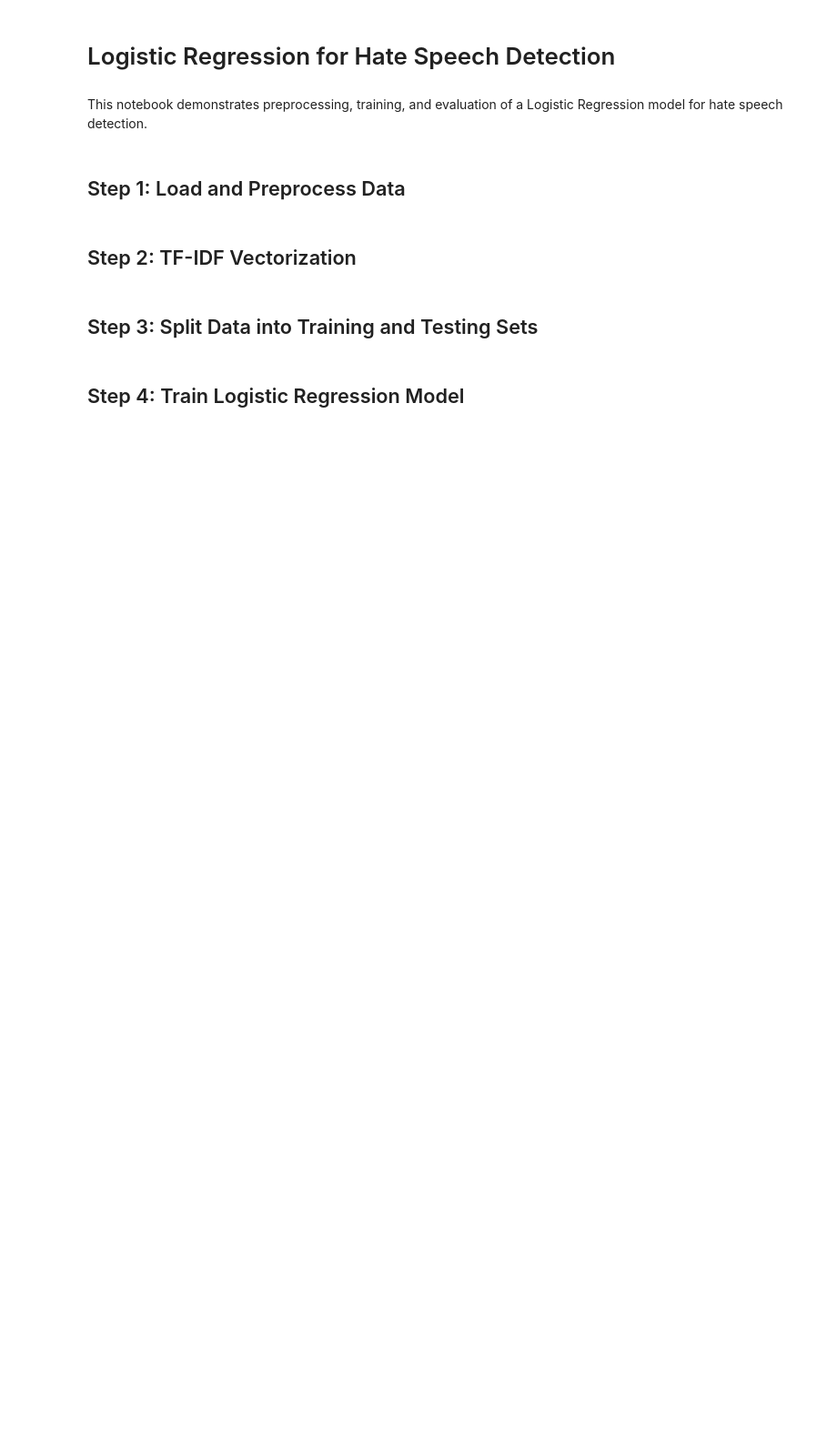
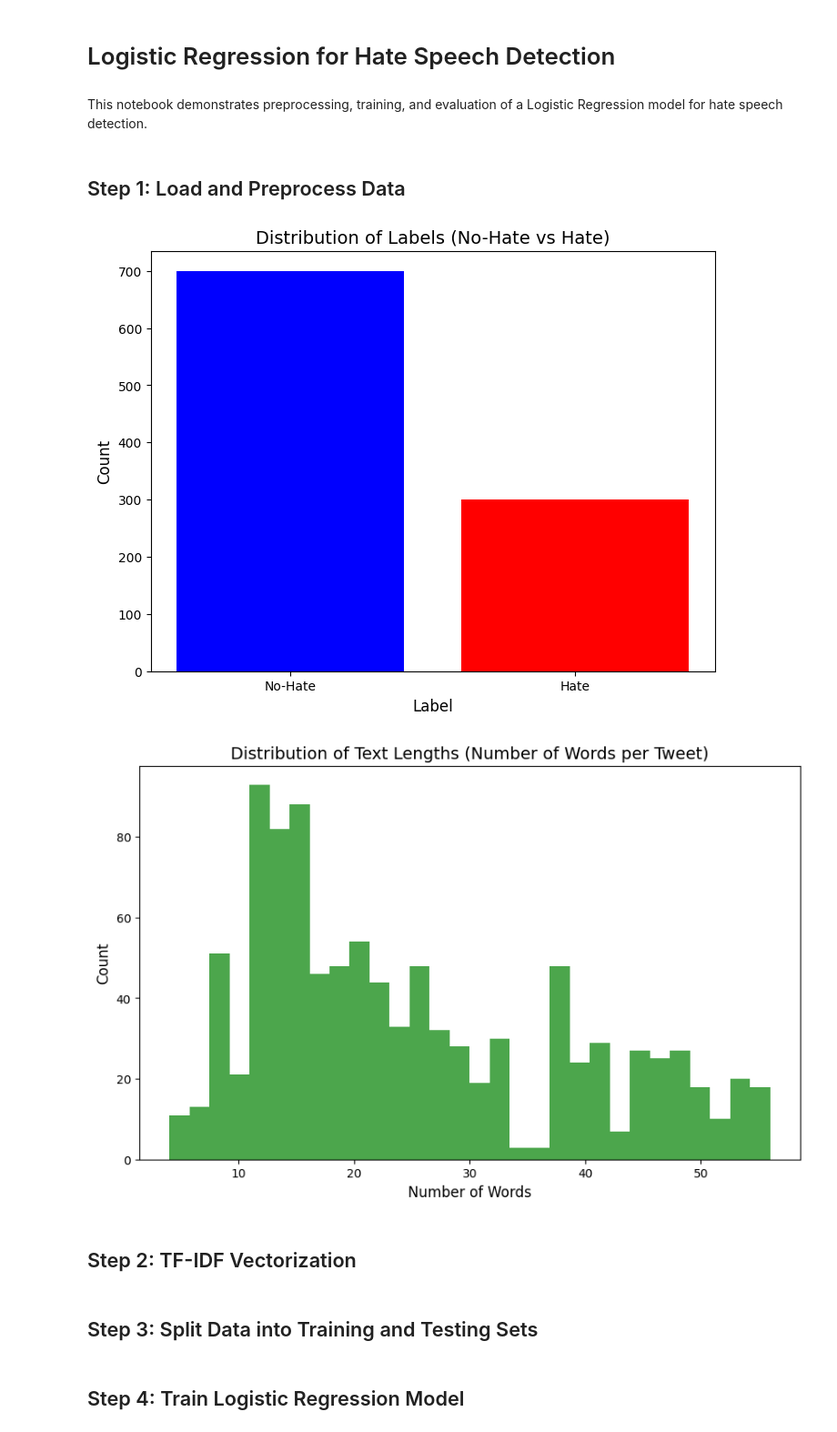
Before and after one commit to dimasdaffa/hateDetection-ETH, a Jupyter notebook: LogisticRegHateDetection.ipynb, the cells around one changed output. Shown at 91% size. Cells and saved outputs as stored; diff of their text form; code cells hidden in the pictures; blank space fills up the shorter version.

```diff
--- a/LogisticRegHateDetection.ipynb
+++ b/LogisticRegHateDetection.ipynb
@@ -33,6 +33,34 @@ data['cleaned_text'] = data['text'].apply(preprocess_text)
 
 # Map labels to binary values ('no-hate' -> 0, 'hate' -> 1)
 data['label'] = data['label'].map({'no-hate': 0, 'hate': 1})
+# %%
+# Visualize the distribution of cleaned text and labels
+
+# Distribution of labels (no-hate vs hate)
+label_counts = data['label'].value_counts()
+label_names = ['No-Hate', 'Hate']
+
+# Plotting the label distribution
+plt.figure(figsize=(8, 6))
+plt.bar(label_names, label_counts, color=['blue', 'red'])
+plt.title('Distribution of Labels (No-Hate vs Hate)', fontsize=14)
+plt.ylabel('Count', fontsize=12)
+plt.xlabel('Label', fontsize=12)
+plt.show()
+
+# Distribution of text lengths (number of words per tweet)
+text_lengths = data['cleaned_text'].apply(lambda x: len(x.split()))
+
+# Plotting the text length distribution
+plt.figure(figsize=(10, 6))
+plt.hist(text_lengths, bins=30, color='green', alpha=0.7)
+plt.title('Distribution of Text Lengths (Number of Words per Tweet)', fontsize=14)
+plt.xlabel('Number of Words', fontsize=12)
+plt.ylabel('Count', fontsize=12)
+plt.show()
+# %% [output]
+[figure, added]
+[figure, added]
 # %% [markdown]
 ## Step 2: TF-IDF Vectorization
 # %%
```
Also changed, not shown: parts of 3 cells of this notebook, 3 other files.
